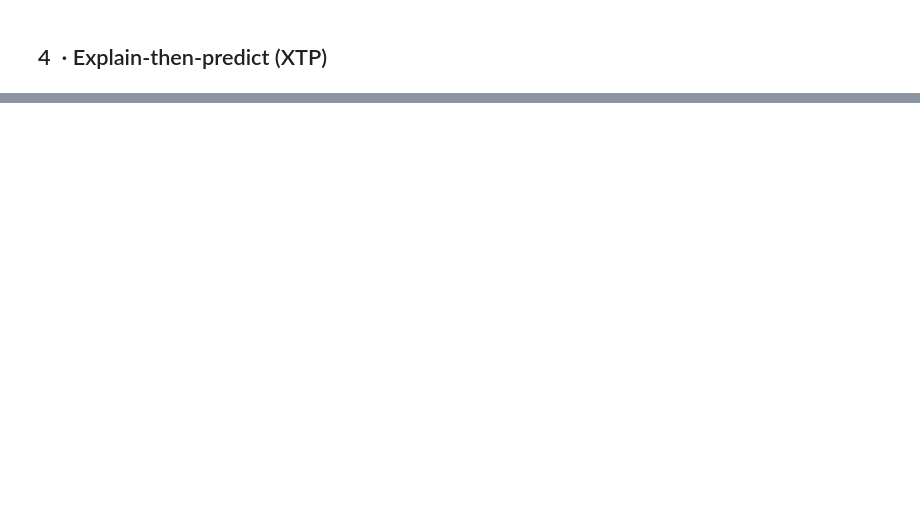
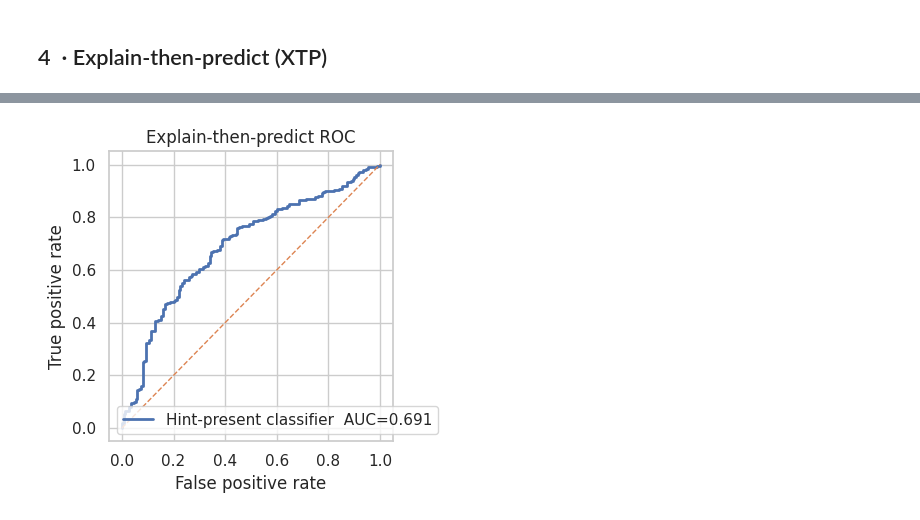
Before and after one commit to anton-npv/CoTFaithChecker, a Jupyter notebook: notebooks/g_direct2.ipynb, the cells around one changed output, grey strips where cells are left out. Drawn from its saved outputs; the diff is of its cells as text; code cells hidden in the pictures; blank space fills up the shorter version.

```diff
--- a/notebooks/g_direct2.ipynb
+++ b/notebooks/g_direct2.ipynb
@@ -132,0 +239,18 @@ accuracy labels unavailable — skipping XTP experiment.
+# %%
+# Can the category timeline reveal # whether *any* hint was given?
+
+# 1) Build a binary label series indexed by (question_id, hint_type)
+hint_series = (
+    seq_df
+    .assign(hint_present=lambda d: (d["hint_type"] != "none").astype(int))
+    .set_index(["question_id", "hint_type"])["hint_present"]
+)
+
+# 2) Vectorise sequences and train logistic-regression
+Xh, yh = mod.prepare_xy(seq_df, hint_series)
+pipe_h, fpr_h, tpr_h, auc_h = mod.train_xtp_logreg(Xh, yh)
+
+# 3) Plot ROC
+viz.plot_roc(fpr_h, tpr_h, f"Hint-present classifier  AUC={auc_h:.3f}")
+# %% [output]
+[figure, added]
```
Also changed, not shown: parts of 16 cells of this notebook, 5 other files.
